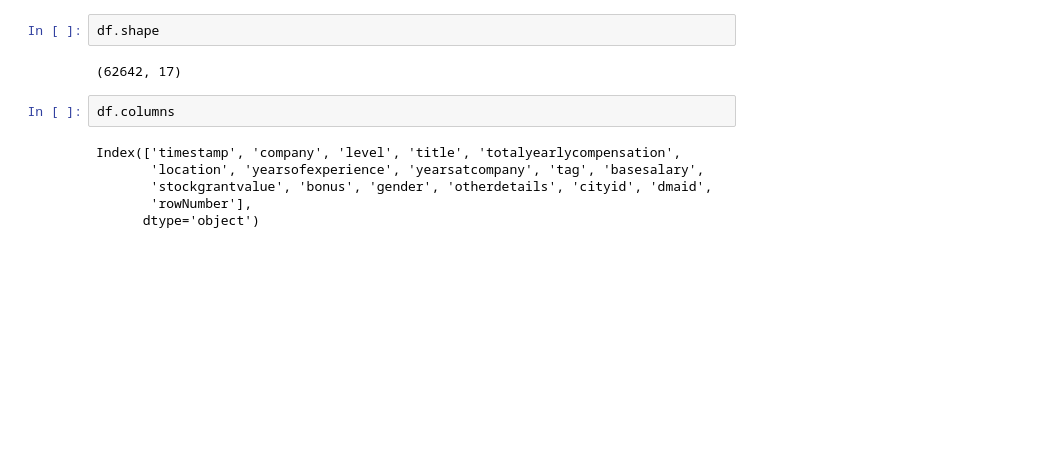
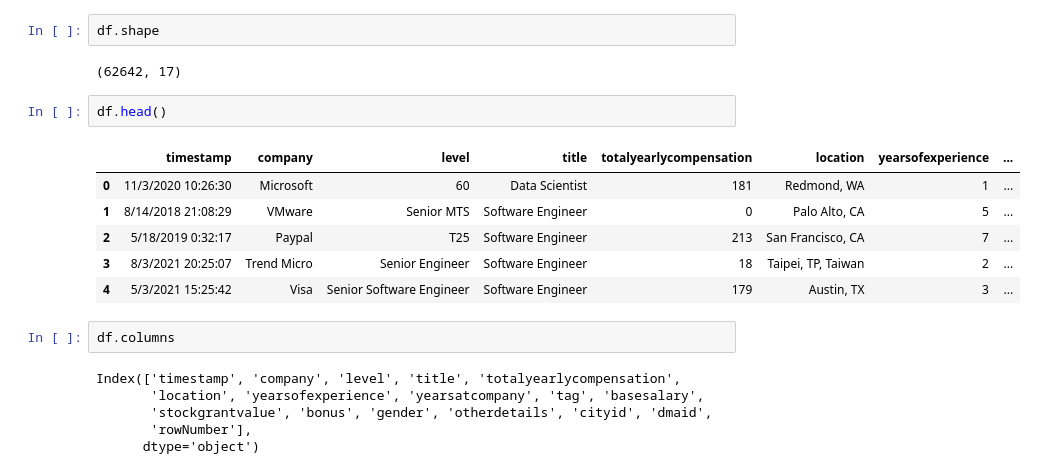
Before and after one commit to bowei-yu/artificial_intelligence, a Jupyter notebook: ai1/labs/ai1.ipynb, the cells around one changed output. Cells and saved outputs as stored; diff of their text form; blank space fills up the shorter version.

```diff
--- a/ai1/labs/ai1.ipynb
+++ b/ai1/labs/ai1.ipynb
@@ -40,6 +40,15 @@ df.reset_index(drop=True, inplace=True)
 df.shape
 # %% [output]
 (62642, 17)
+# %%
+df.head()
+# %% [output]
+|  | timestamp | company | level | title | totalyearlycompensation | location | yearsofexperience | ... |
+| 0 | 11/3/2020 10:26:30 | Microsoft | 60 | Data Scientist | 181 | Redmond, WA | 1 | ... |
+| 1 | 8/14/2018 21:08:29 | VMware | Senior MTS | Software Engineer | 0 | Palo Alto, CA | 5 | ... |
+| 2 | 5/18/2019 0:32:17 | Paypal | T25 | Software Engineer | 213 | San Francisco, CA | 7 | ... |
+| 3 | 8/3/2021 20:25:07 | Trend Micro | Senior Engineer | Software Engineer | 18 | Taipei, TP, Taiwan | 2 | ... |
+| 4 | 5/3/2021 15:25:42 | Visa | Senior Software Engineer | Software Engineer | 179 | Austin, TX | 3 | ... |
 # %%
 df.columns
 # %% [output]
```
Also changed, not shown: parts of 36 cells of this notebook.
